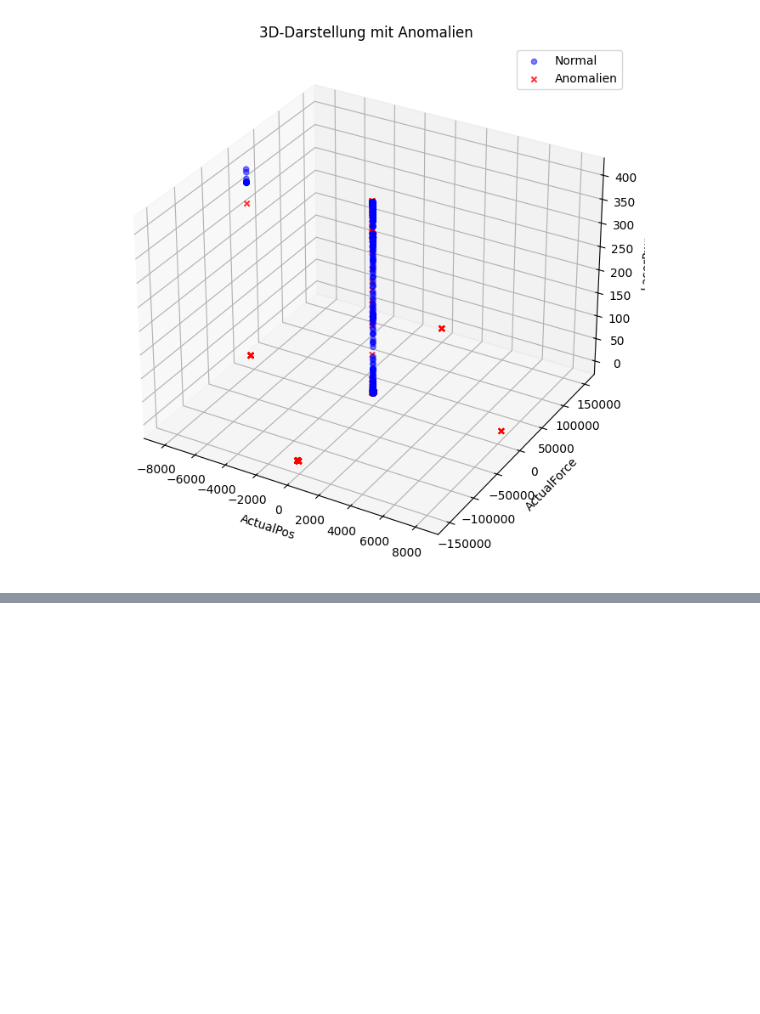
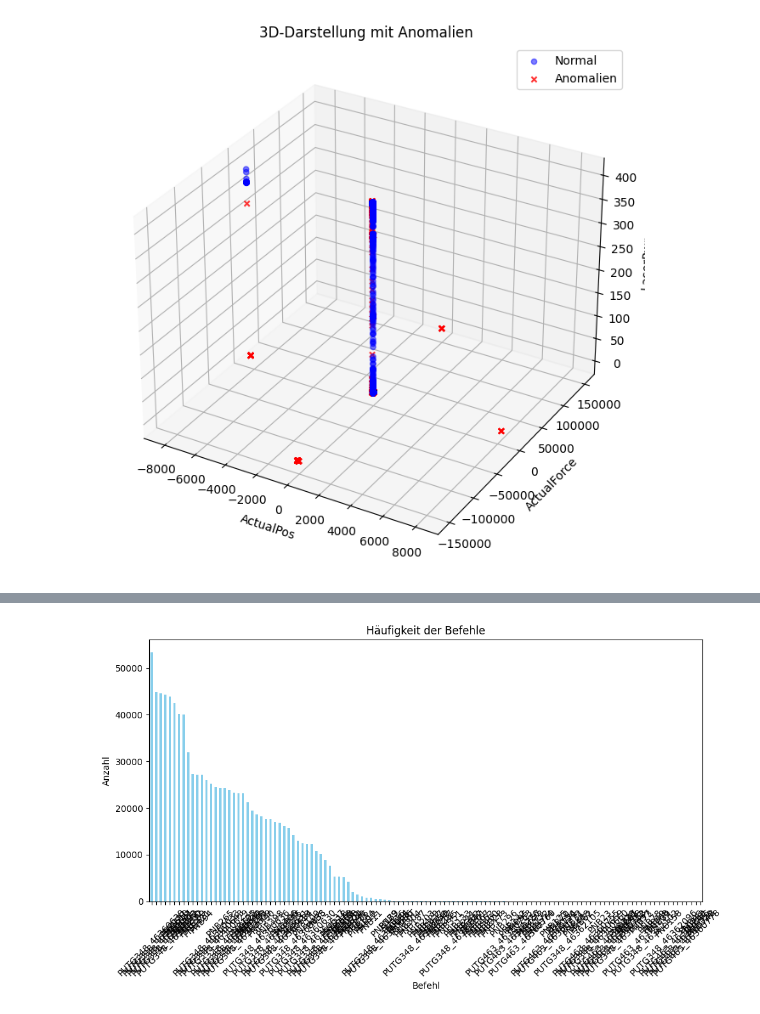
Before and after one commit to jfawer/Data_Mining, a Jupyter notebook: analyse.ipynb, the cells around one changed output, grey strips where cells are left out. Drawn from its saved outputs; the diff is of its cells as text; code cells hidden in the pictures; blank space fills up the shorter version.

```diff
--- a/analyse.ipynb
+++ b/analyse.ipynb
@@ -294,0 +318,79 @@ plt.show()
+# %%
+# Verbindung zur SQLite-Datenbank herstellen
+db_path = 'datenbank_clean.db'
+conn = sqlite3.connect(db_path)
+
+# Tabellen in der Datenbank auflisten
+cursor = conn.cursor()
+cursor.execute("SELECT name FROM sqlite_master WHERE type='table';")
+tables = cursor.fetchall()
+print("Verfügbare Tabellen:", tables)
+
+# Daten aus der Tabelle 'bereinigte_daten' laden
+table_name = 'bereinigte_daten'
+data = pd.read_sql_query(f"SELECT * FROM {table_name}", conn)
+
+# Überprüfen, ob die Spalte "Befehl" existiert
+if 'Befehl' in data.columns:
+    # Häufigkeitsanalyse der Spalte "Befehl"
+    befehle_counts = data['Befehl'].value_counts()
+
+    # Visualisierung: Balkendiagramm
+    plt.figure(figsize=(10, 6))
+    befehle_counts.plot(kind='bar', color='skyblue')
+    plt.title('Häufigkeit der Befehle')
+    plt.xlabel('Befehl')
+    plt.ylabel('Anzahl')
+    plt.xticks(rotation=45)
+    plt.tight_layout()
+    plt.show()
+else:
+    print("Die Spalte 'Befehl' ist nicht in den Daten vorhanden.")
+
+# Nur numerische Spalten auswählen
+numeric_data = data.select_dtypes(include=[np.number])
+
+# Überprüfen, ob mindestens drei numerische Spalten vorhanden sind
+if numeric_data.shape[1] < 3:
+    raise ValueError("Es werden mindestens drei numerische Spalten für die 3D-Darstellung benötigt.")
+
+# Die ersten drei numerischen Spalten für die 3D-Darstellung auswählen
+x_col, y_col, z_col = numeric_data.columns[:3]
+
+# 3D-Plot der Daten
+fig = plt.figure(figsize=(10, 8))
+ax = fig.add_subplot(111, projection='3d')
+
+ax.scatter(numeric_data[x_col], numeric_data[y_col], numeric_data[z_col], c='b', marker='o', alpha=0.5)
+ax.set_xlabel(x_col)
+ax.set_ylabel(y_col)
+ax.set_zlabel(z_col)
+ax.set_title("3D-Darstellung der numerischen Daten")
+plt.show()
+
+# Anomalien mit IsolationForest erkennen
+iso_forest = IsolationForest(contamination=0.05, random_state=42)
+numeric_data['anomaly'] = iso_forest.fit_predict(numeric_data)
+
+# Anomalien markieren
+fig = plt.figure(figsize=(10, 8))
+ax = fig.add_subplot(111, projection='3d')
+
+# Normalpunkte (anomaly = 1)
+normal_data = numeric_data[numeric_data['anomaly'] == 1]
+ax.scatter(normal_data[x_col], normal_data[y_col], normal_data[z_col], c='b', marker='o', alpha=0.5, label='Normal')
+
+# Anomalien (anomaly = -1)
+anomalies = numeric_data[numeric_data['anomaly'] == -1]
+ax.scatter(anomalies[x_col], anomalies[y_col], anomalies[z_col], c='r', marker='x', alpha=0.8, label='Anomalien')
+
+ax.set_xlabel(x_col)
+ax.set_ylabel(y_col)
+ax.set_zlabel(z_col)
+ax.set_title("3D-Darstellung mit Anomalien")
+ax.legend()
+plt.show()
+
+# Verbindung zur Datenbank schließen
+conn.close()
+# %% [output]
@@ -294,0 +398 @@ plt.show()
+[figure, added]
```
Also changed, not shown: parts of 11 cells of this notebook.
